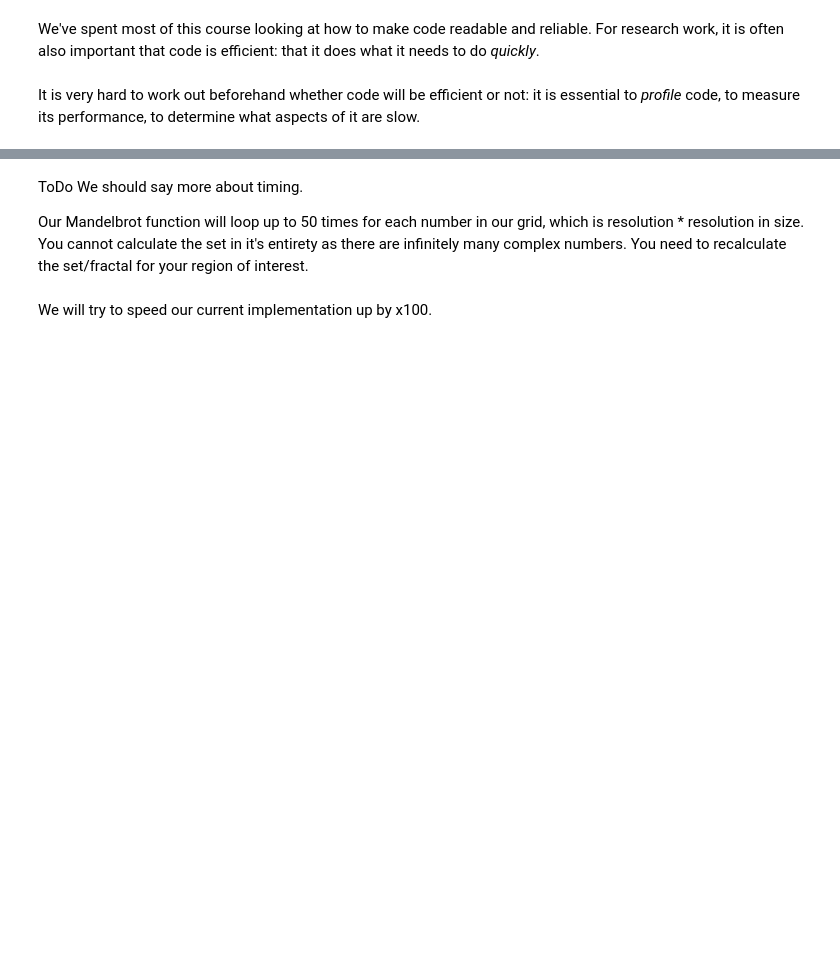
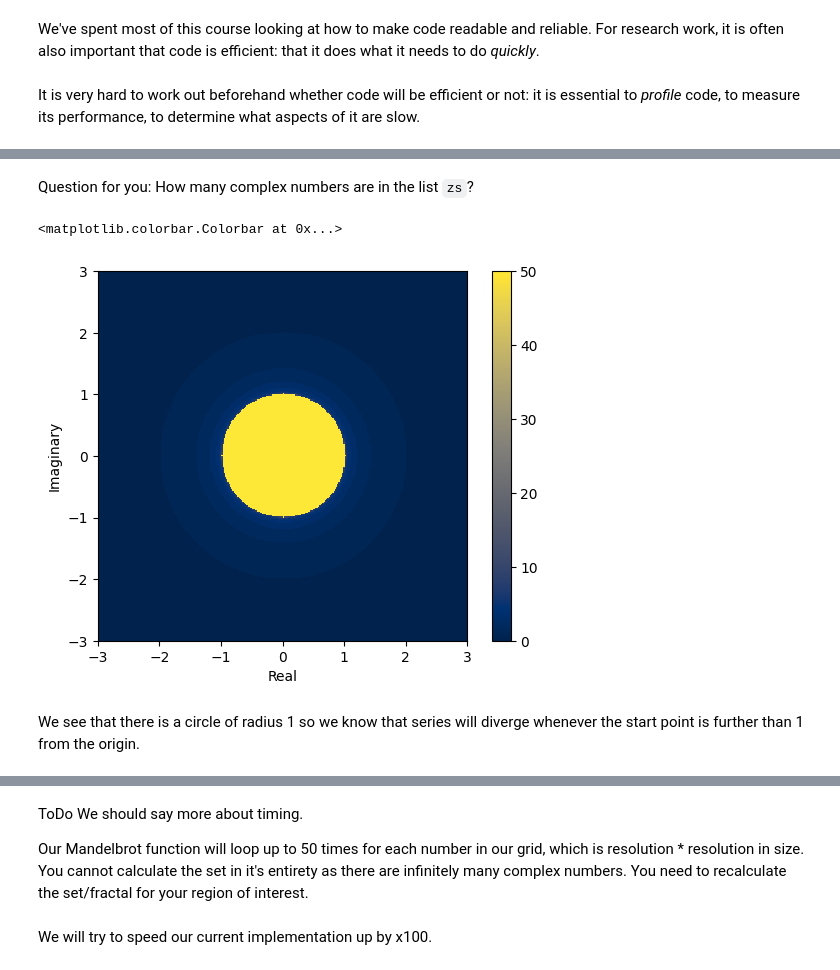
Before and after one commit to alan-turing-institute/rse-course, a Jupyter notebook: module09_programming_for_speed/09_00_performance_programming.ipynb, the cells around one changed output, grey strips where cells are left out. Cells and saved outputs as stored; diff of their text form; code cells hidden in the pictures; blank space fills up the shorter version.

```diff
--- a/module09_programming_for_speed/09_00_performance_programming.ipynb
+++ b/module09_programming_for_speed/09_00_performance_programming.ipynb
@@ -213,0 +125,30 @@ zs = [[mandel(x + y*1j) for x in xs] for y in ys]
+# %%
+# we need some complex starting points
+xmin = -3
+ymin = -3
+xmax = 3
+ymax = 3
+resolution = 300
+xstep = (xmax - xmin) / resolution
+ystep = (ymax - ymin) / resolution
+xs = [(xmin + xstep * i) for i in range(resolution)]
+ys = [(ymin + ystep * i) for i in range(resolution)]
+zs = [[series2(x + y*1j) for x in xs] for y in ys]
+# %% [markdown]
+Question for you: How many complex numbers are in the list `zs`?
+# %%
+plt.set_cmap("cividis")  # use a color vision deficiency-friendly palette
+plt.xlabel("Real")
+plt.ylabel("Imaginary")
+plt.imshow(
+    zs,
+    interpolation="none",
+    extent=[xmin, xmax, ymin, ymax],
+    origin="lower"
+)
+plt.colorbar()
+# %% [output]
+<matplotlib.colorbar.Colorbar at 0x...>
+[figure, added]
+# %% [markdown]
+We see that there is a circle of radius 1 so we know that series will diverge whenever the start point is further than 1 from the origin.
```
Also changed, not shown: parts of 49 cells of this notebook, 4 other files.
